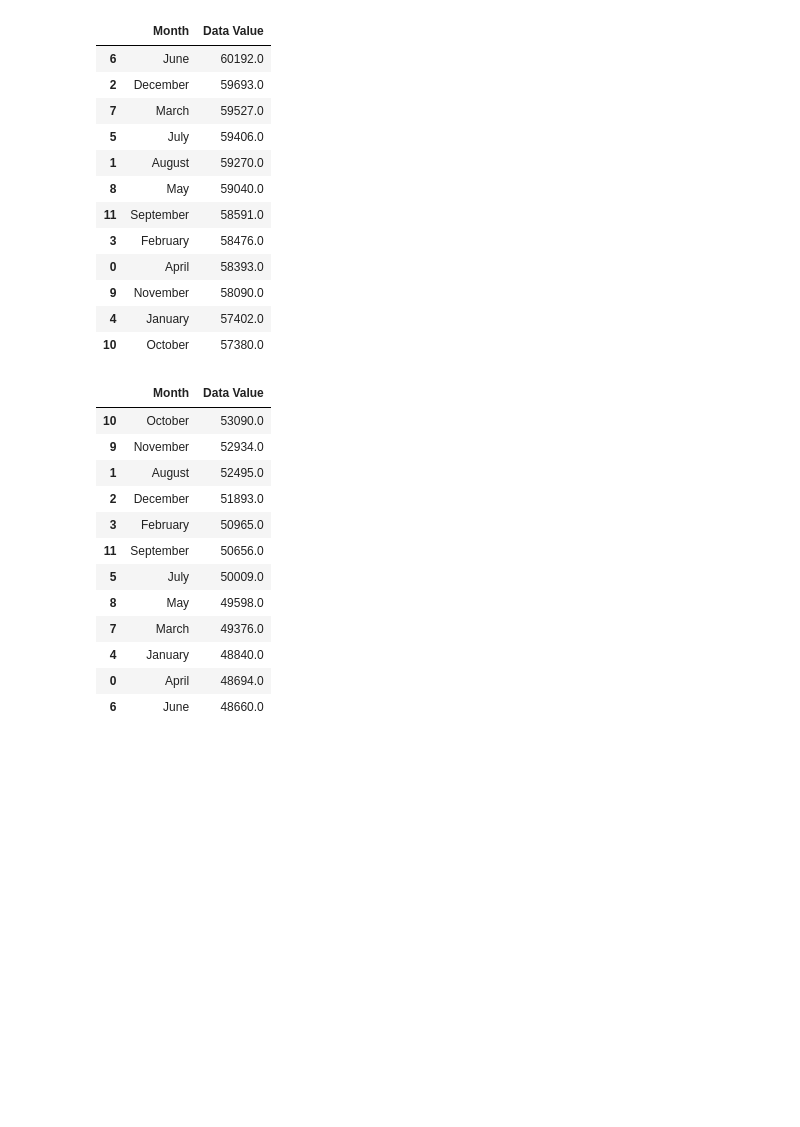
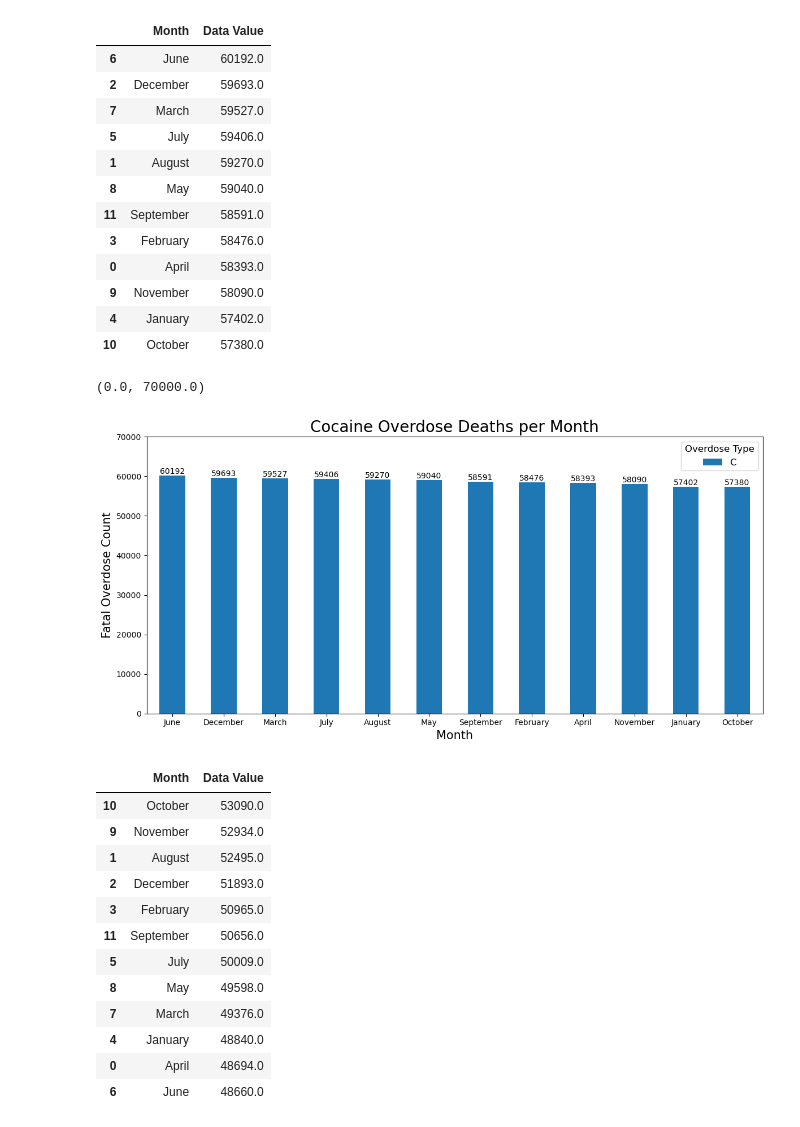
Before and after one commit to dorinajordan22/da14_capstone_2023_cocaine_and_fentanyl_analysis-, a Jupyter notebook: notebooks/2018_2023_cocaine_and_fentanyl_analysis.ipynb, the cells around one changed output. Drawn from its saved outputs; the diff is of its cells as text; code cells hidden in the pictures; blank space fills up the shorter version.

```diff
--- a/notebooks/2018_2023_cocaine_and_fentanyl_analysis.ipynb
+++ b/notebooks/2018_2023_cocaine_and_fentanyl_analysis.ipynb
@@ -712,6 +702,23 @@ cokedeaths_per_month
 | 9 | November | 58090.0 |
 | 4 | January | 57402.0 |
 | 10 | October | 57380.0 |
+# %%
+ax= cokedeaths_per_month.plot(x='Month', y='Data Value', kind='bar', figsize=(12,6))
+
+for container in ax.containers:
+    ax.bar_label(container, label_type='edge')
+
+plt.title('Cocaine Overdose Deaths per Month', fontsize=20)
+plt.xlabel('Month',fontsize=15)
+plt.ylabel('Fatal Overdose Count',fontsize=15)
+plt.legend(('Cocaine ODs'), title='Overdose Type', title_fontsize=12, fontsize=12)
+plt.xticks(rotation=0)
+plt.tight_layout()
+
+plt.ylim(bottom=0, top=70000)
+# %% [output]
+(0.0, 70000.0)
+[figure, added]
 # %%
 fentdeaths_per_month= (
     years2018_2023
```
Also changed, not shown: parts of 9 cells of this notebook.
